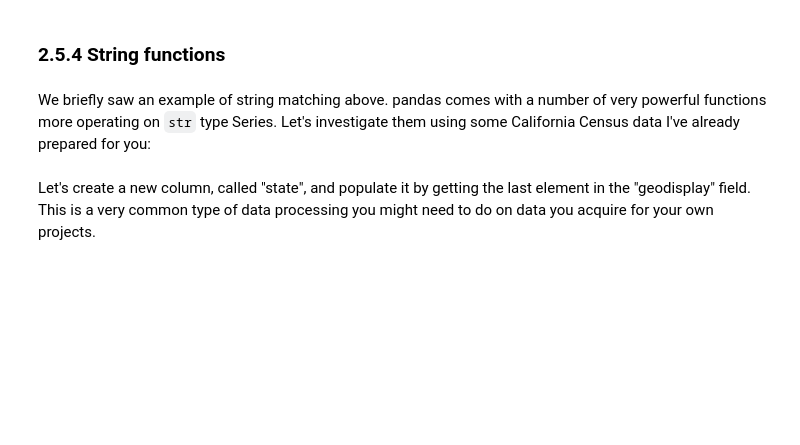
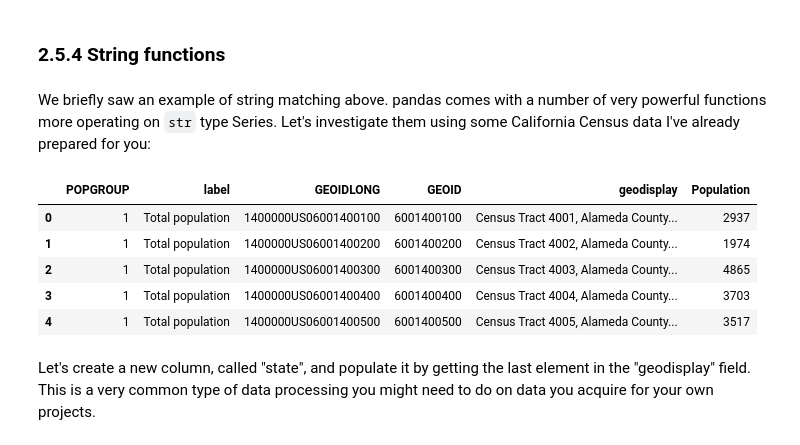
Before and after one commit to daisybellelewis/CYPLAN255, a Jupyter notebook: notebooks/lecture_07_scientific_python.ipynb, the cells around one changed output. Cells and saved outputs as stored; diff of their text form; code cells hidden in the pictures; blank space fills up the shorter version.

```diff
--- a/notebooks/lecture_07_scientific_python.ipynb
+++ b/notebooks/lecture_07_scientific_python.ipynb
@@ -591,9 +876,16 @@ df.to_csv('data/rain_updated.csv', index=False)
 # %% [markdown]
 We briefly saw an example of string matching above. pandas comes with a number of very powerful functions more operating on `str` type Series. Let's investigate them using some California Census data I've already prepared for you:
 # %%
-df = pd.read_csv('data/ca_tracts_pop_cleaned.csv')
+census_df = pd.read_csv('data/ca_tracts_pop_cleaned.csv')
 # %%
-df.head()
+census_df.head()
+# %% [output]
+|  | POPGROUP | label | GEOIDLONG | GEOID | geodisplay | Population |
+| 0 | 1 | Total population | 1400000US06001400100 | 6001400100 | Census Tract 4001, Alameda County... | 2937 |
+| 1 | 1 | Total population | 1400000US06001400200 | 6001400200 | Census Tract 4002, Alameda County... | 1974 |
+| 2 | 1 | Total population | 1400000US06001400300 | 6001400300 | Census Tract 4003, Alameda County... | 4865 |
+| 3 | 1 | Total population | 1400000US06001400400 | 6001400400 | Census Tract 4004, Alameda County... | 3703 |
+| 4 | 1 | Total population | 1400000US06001400500 | 6001400500 | Census Tract 4005, Alameda County... | 3517 |
 # %% [markdown]
 Let's create a new column, called "state", and populate it by getting the last element in the "geodisplay" field. This is a very common type of data processing you might need to do on data you acquire for your own projects.
 # %%
```
Also changed, not shown: parts of 105 cells of this notebook, 3 other files.
